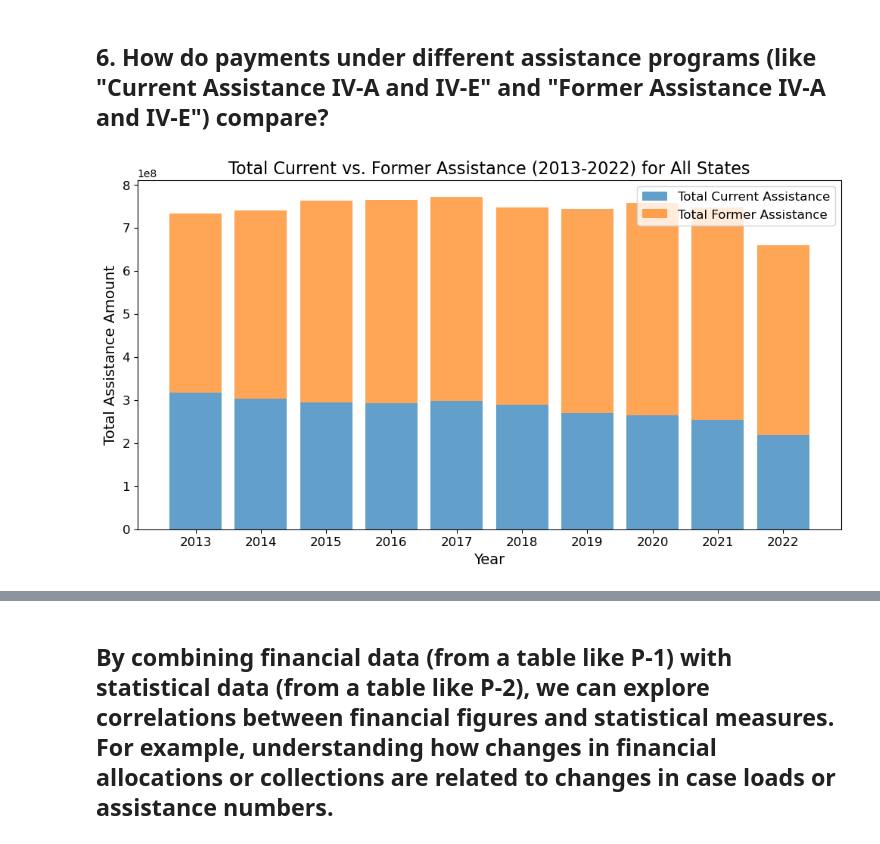
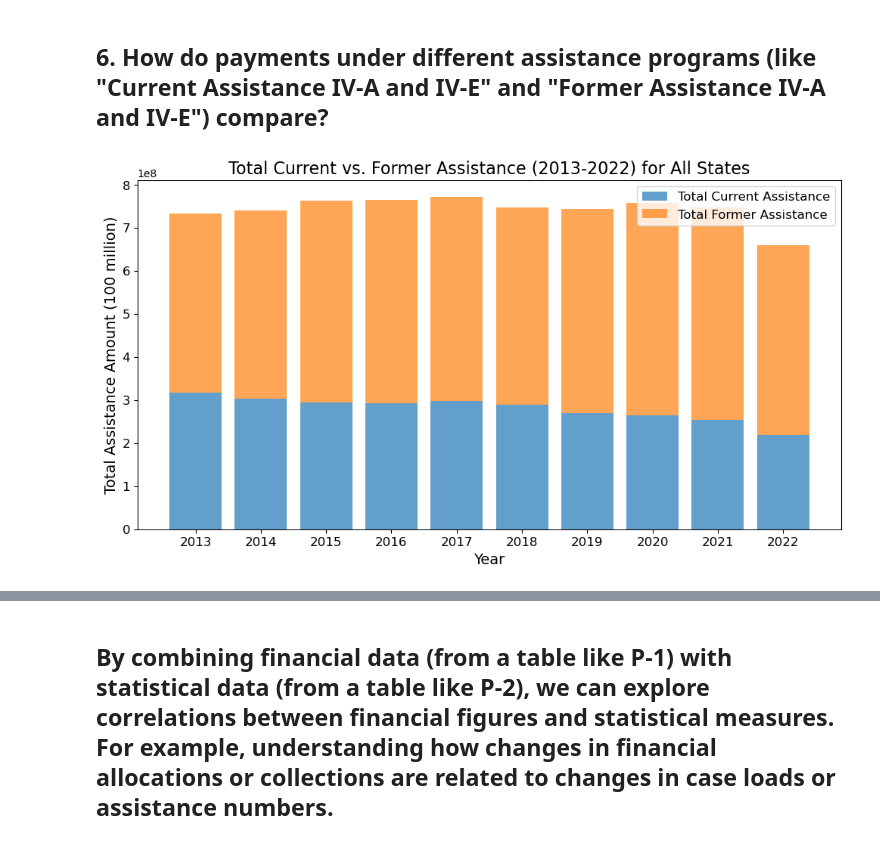
Before and after one commit to madfields17/Project2_Farooq_Russell_Fields, a Jupyter notebook: Asma-code.ipynb, the cells around one changed output, grey strips where cells are left out. Saved outputs shown, nothing was run; the diff lists cells and outputs as text; code cells hidden in the pictures.

```diff
--- a/Asma-code.ipynb
+++ b/Asma-code.ipynb
@@ -432,35 +432,35 @@ import pandas as pd
 import matplotlib.pyplot as plt
 
 # Two DataFrames: combined_p23 for current assistance and combined_p24 for former assistance
 # Extract the relevant columns (2013 to 2022)
 current_years = ['2013', '2014', '2015', '2016', '2017', '2018', '2019', '2020', '2021', '2022']
 former_years = ['2013', '2014', '2015', '2016', '2017', '2018', '2019', '2020', '2021', '2022']
 
 # Extract assistance data for current and former
 current_assistance_data = combined_p23[current_years]
 former_assistance_data = combined_p24[former_years]
 
 # Calculate the total for each year
 current_total = current_assistance_data.sum().values
 former_total = former_assistance_data.sum().values
 
 # Plot the bar chart
 years = list(range(2013, 2023))
 plt.figure(figsize=(12, 6))
 plt.bar(years, current_total, label='Total Current Assistance', alpha=0.7)
 plt.bar(years, former_total, label='Total Former Assistance', alpha=0.7, bottom=current_total)
 
 # Increase the font size for xlabel, ylabel, title, and xticks
 plt.xlabel('Year', fontsize=14)
-plt.ylabel('Total Assistance Amount', fontsize=14)
+plt.ylabel('Total Assistance Amount (100 million)', fontsize=14)
 plt.title('Total Current vs. Former Assistance (2013-2022) for All States', fontsize=16)
 plt.xticks(years, fontsize=12)
 plt.yticks(fontsize=12)
 plt.legend(fontsize=12)
 
 plt.show()
 # %% [output]
-[figure, old version]
+[figure, new version]
 # %%
 import pandas as pd
 import matplotlib.pyplot as plt
```
Also changed, not shown: parts of 1 cell of this notebook.
